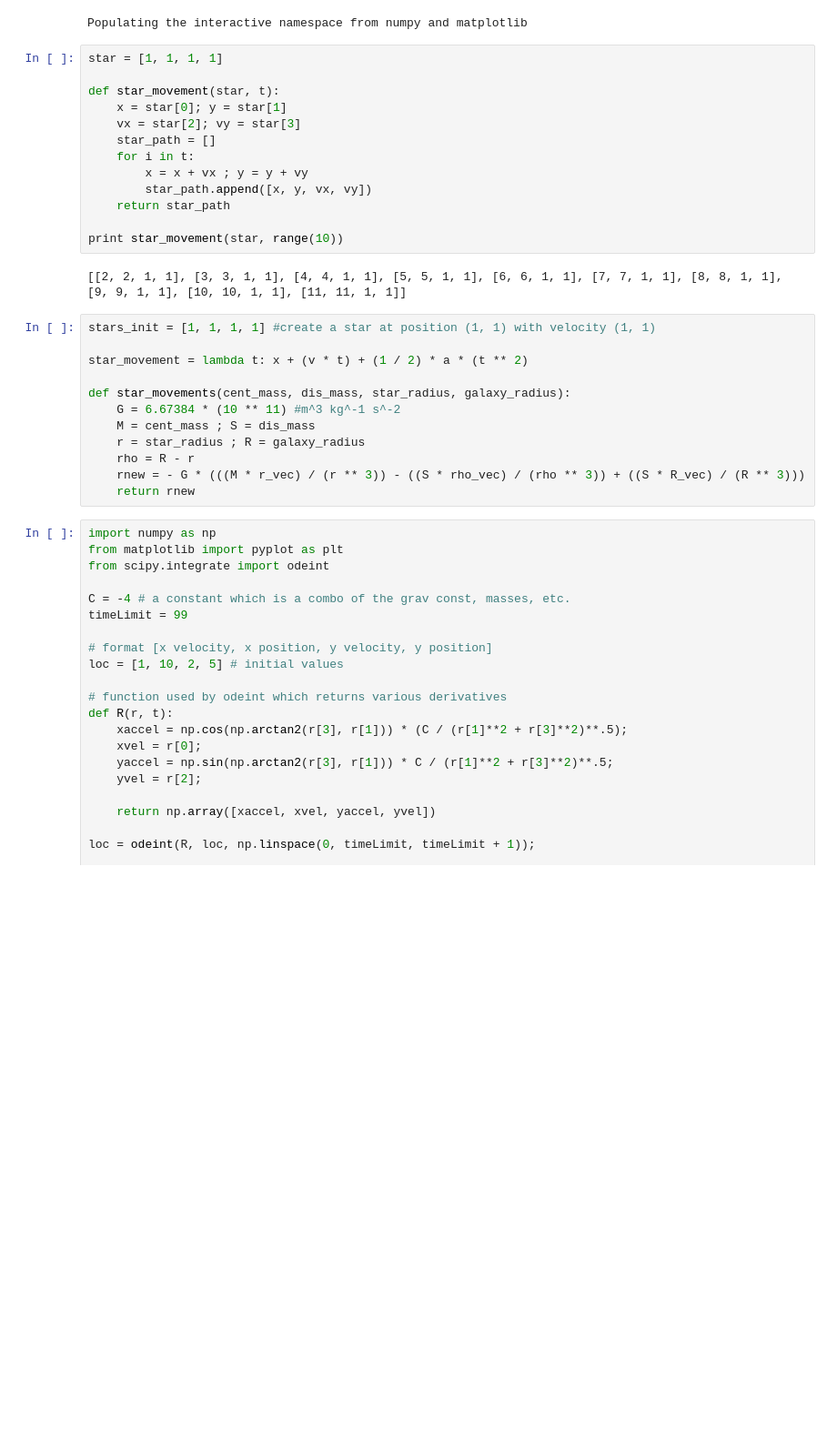
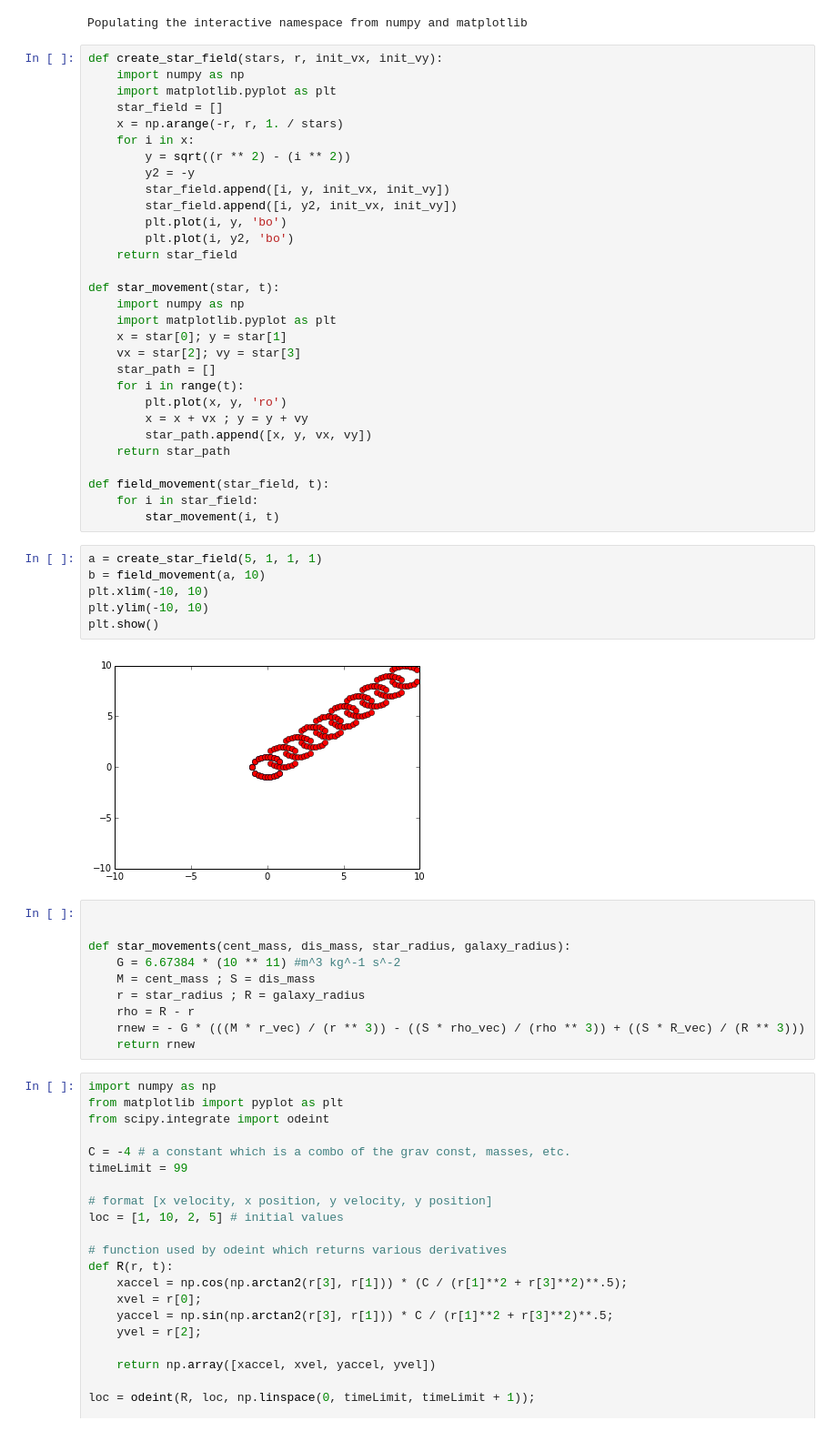
Before and after one commit to abardess/PHYS202-S14, a Jupyter notebook: MergingGalaxies.ipynb, the cells around one changed output. Shown at 91% size. Cells and saved outputs as stored; diff of their text form; blank space fills up the shorter version.

Commit message:
Worked on Galaxies. Got a star field to move.

```diff
--- a/MergingGalaxies.ipynb
+++ b/MergingGalaxies.ipynb
@@ -16,25 +16,46 @@ import numpy as np
 import matplotlib.pyplot as plt
 # %% [output]
 Populating the interactive namespace from numpy and matplotlib
-# %%
-star = [1, 1, 1, 1]
-
-def star_movement(star, t):
-    x = star[0]; y = star[1]
-    vx = star[2]; vy = star[3]
-    star_path = []
-    for i in t:
-        x = x + vx ; y = y + vy
-        star_path.append([x, y, vx, vy])
-    return star_path
-
-print star_movement(star, range(10))
-# %% [output]
-[[2, 2, 1, 1], [3, 3, 1, 1], [4, 4, 1, 1], [5, 5, 1, 1], [6, 6, 1, 1], [7, 7, 1, 1], [8, 8, 1, 1], [9, 9, 1, 1], [10, 10, 1, 1], [11, 11, 1, 1]]
+# %%
+def create_star_field(stars, r, init_vx, init_vy):
+    import numpy as np
+    import matplotlib.pyplot as plt
+    star_field = []
+    x = np.arange(-r, r, 1. / stars)
+    for i in x:
+        y = sqrt((r ** 2) - (i ** 2))
+        y2 = -y
+        star_field.append([i, y, init_vx, init_vy])
+        star_field.append([i, y2, init_vx, init_vy])
+        plt.plot(i, y, 'bo')
+        plt.plot(i, y2, 'bo')
+    return star_field
+
+def star_movement(star, t):
+    import numpy as np
+    import matplotlib.pyplot as plt
+    x = star[0]; y = star[1]
+    vx = star[2]; vy = star[3]
+    star_path = []
+    for i in range(t):
+        plt.plot(x, y, 'ro')
+        x = x + vx ; y = y + vy
+        star_path.append([x, y, vx, vy])
+    return star_path
+
+def field_movement(star_field, t):
+    for i in star_field:
+        star_movement(i, t)
+# %%
+a = create_star_field(5, 1, 1, 1)
+b = field_movement(a, 10)
+plt.xlim(-10, 10)
+plt.ylim(-10, 10)
+plt.show()
+# %% [output]
+[figure, added]
 # %%
-stars_init = [1, 1, 1, 1] #create a star at position (1, 1) with velocity (1, 1)
 
-star_movement = lambda t: x + (v * t) + (1 / 2) * a * (t ** 2)
 
 def star_movements(cent_mass, dis_mass, star_radius, galaxy_radius):
     G = 6.67384 * (10 ** 11) #m^3 kg^-1 s^-2
```
